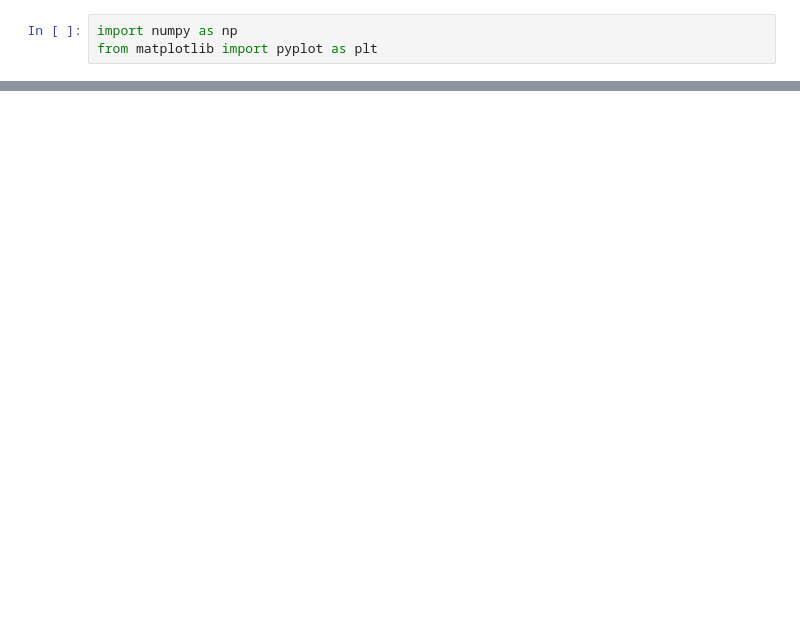
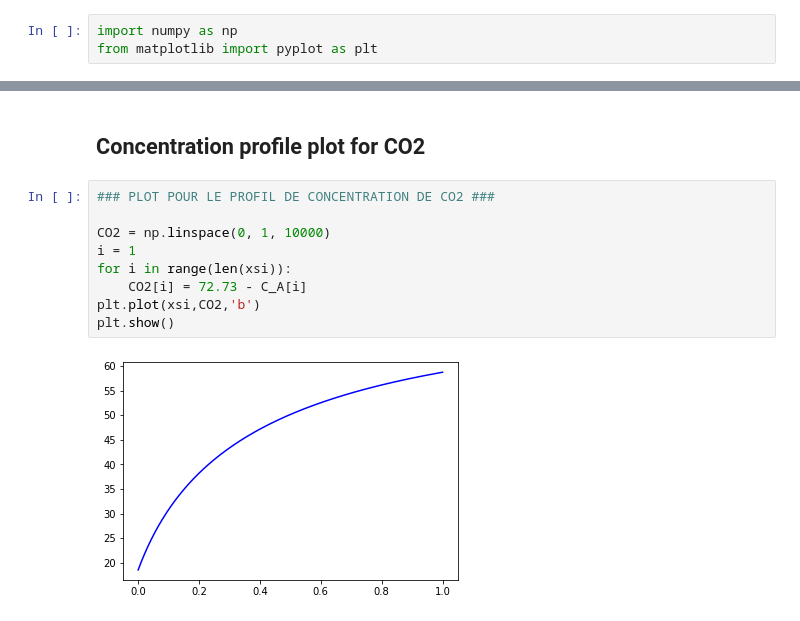
Before and after one commit to CoupezTom/Reactor-Design, a Jupyter notebook: Projet-RD-WGS.ipynb, the cells around one changed output, grey strips where cells are left out. Drawn from its saved outputs; the diff is of its cells as text; blank space fills up the shorter version.

```diff
--- a/Projet-RD-WGS.ipynb
+++ b/Projet-RD-WGS.ipynb
@@ -42,0 +63,13 @@ Reactor_without_dispersion(xsi)
+# %% [markdown]
+## Concentration profile plot for CO2
+# %%
+### PLOT POUR LE PROFIL DE CONCENTRATION DE CO2 ###
+
+CO2 = np.linspace(0, 1, 10000)
+i = 1
+for i in range(len(xsi)):
+    CO2[i] = 72.73 - C_A[i]
+plt.plot(xsi,CO2,'b')
+plt.show()
+# %% [output]
+[figure, added]
```
Also changed, not shown: parts of 8 cells of this notebook.
